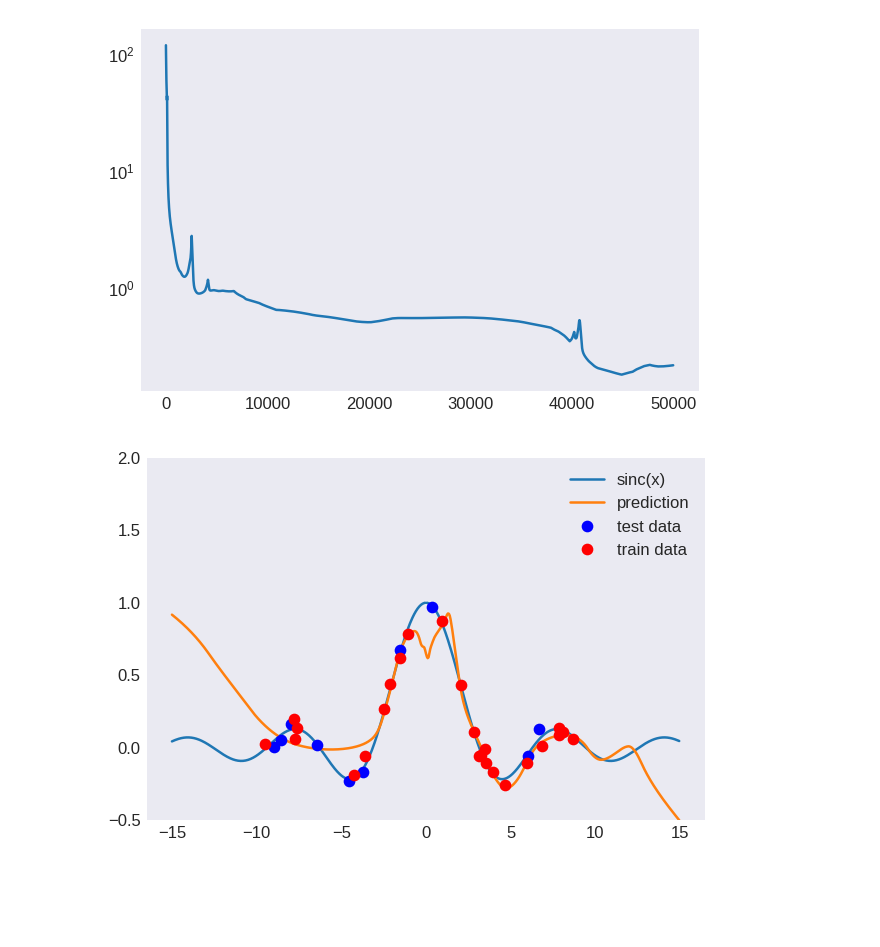
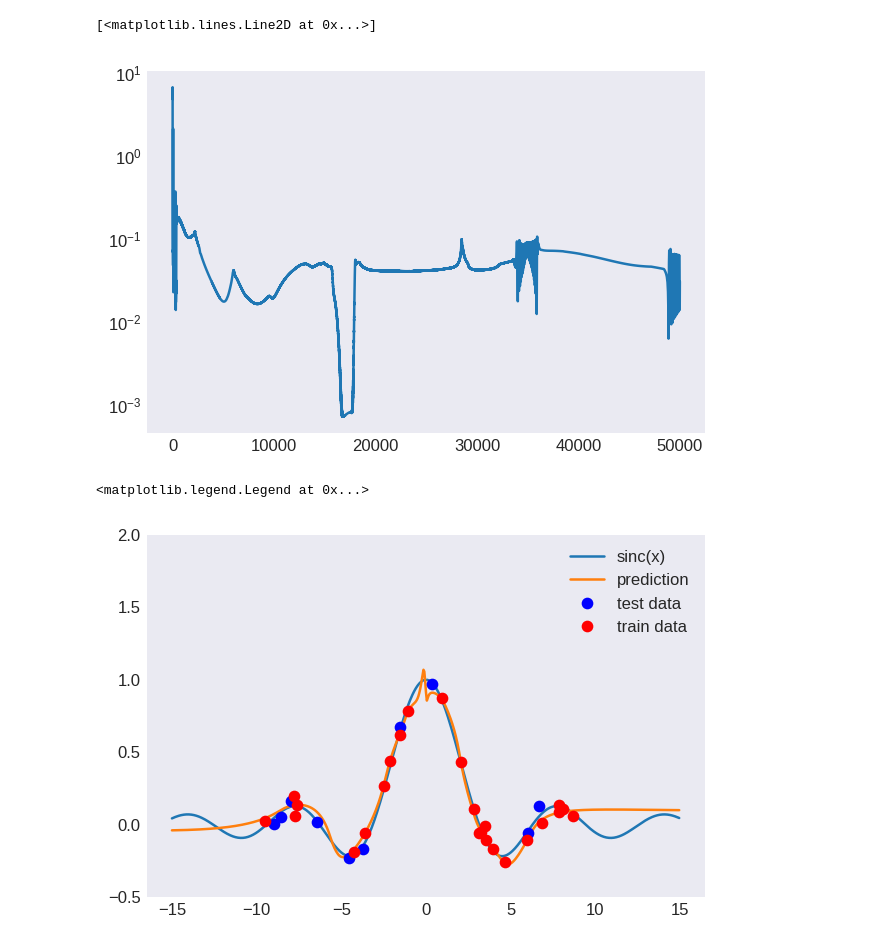
Before and after one commit to wimmerth/neuralnetworkfromscratch, a Jupyter notebook: tests.ipynb, the cells around one changed output. Cells and saved outputs as stored; diff of their text form; code cells hidden in the pictures; blank space fills up the shorter version.

Commit message:
major fixes in implementation, network works as expected now

```diff
--- a/tests.ipynb
+++ b/tests.ipynb
@@ -16,5 +15,5 @@ df_test = pd.read_table("sincValidate10.dt",header=None,delimiter=" ")
 x_test = df_test[0].to_numpy()
 y_test = df_test[1].to_numpy()
 
-nn2 = NeuralRegressionNetwork(no_of_neurons=[10,10,10])
-ls2, es, gs = nn2.train(x_train,y_train,"test",0.0001,x_val=x_test,y_val=y_test)
+nn2 = NeuralRegressionNetwork(no_of_neurons=[10,5,10])
+ls2, es, gs = nn2.train(x_train,y_train,"test",0.3,x_val=x_test,y_val=y_test)
@@ -33,25 +31,26 @@ fig.savefig('prediction-01-l.jpg')
 fig, ax = plt.subplots(dpi=120)
 ax.set_yscale('log')
 ax.plot(range(len(gs)),gs)
-fig.savefig('prediction-01-g.jpg')
+# fig.savefig('prediction-01-g.jpg')
 # %% [output]
+[<matplotlib.lines.Line2D at 0x...>]
-[figure, old version]
+[figure, new version]
 # %%
 x_lin = range(-1500,1500,5)
 x_lin = np.array(x_lin) / 100
-x = np.reshape(x_lin, (-1,1)).T
-_, a_s = nn2.feedForward(x)
-y_pred = np.reshape(a_s[len(a_s) - 1], -1)
+y_pred = nn2.predict(x_lin)
+y_pred = np.reshape(y_pred, -1)
 y_real = np.sin(x_lin)/x_lin
 
 fig, ax = plt.subplots(dpi=120)
 ax.set_ylim(-0.5,2)
 ax.plot(x_lin, y_real, label='sinc(x)')
 ax.plot(x_lin, y_pred, label='prediction')
 ax.plot(x_test, y_test, 'bo', label='test data')
 ax.plot(x_train, y_train, 'ro', label='train data')
 ax.plot()
 ax.legend()
-fig.savefig("prediction-01.jpg")
+# fig.savefig("prediction-01.jpg")
 # %% [output]
+<matplotlib.legend.Legend at 0x...>
-[figure, old version]
+[figure, new version]
```
Also changed, not shown: parts of 5 cells of this notebook, 2 other files.
